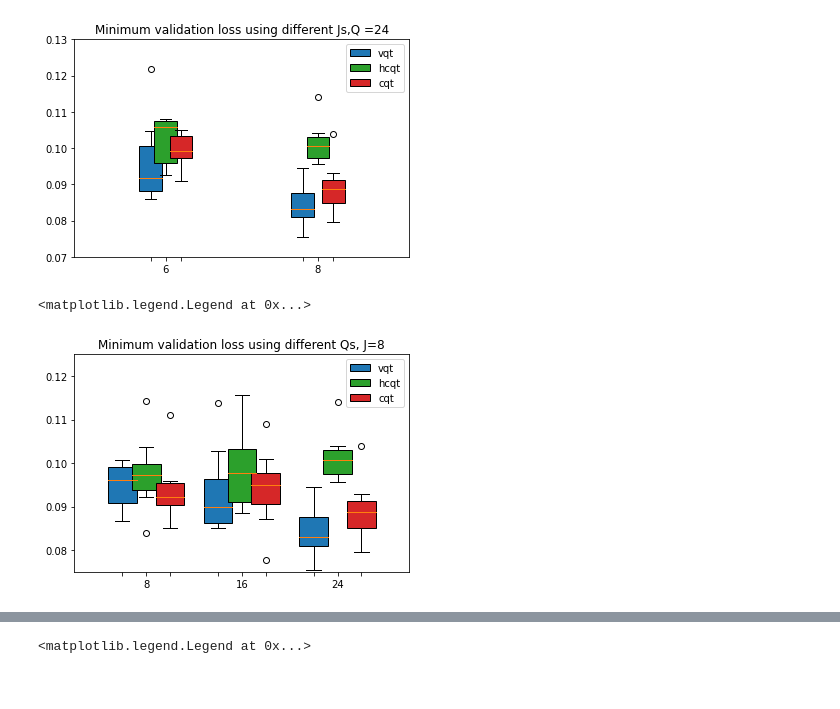
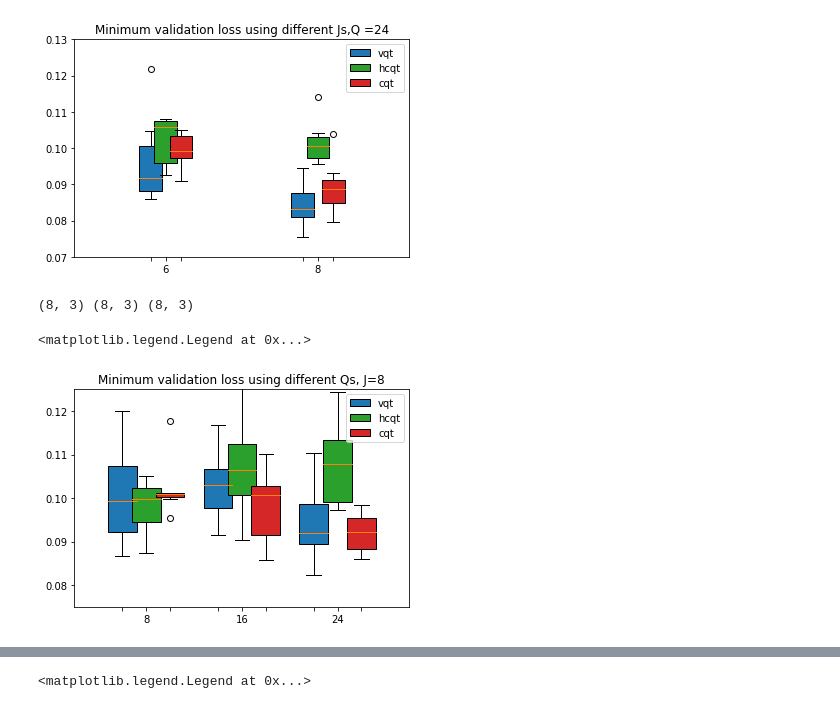
Before and after one commit to lylyhan/wave2shape, a Jupyter notebook: notebooks/21-plot_results.ipynb, the cells around one changed output, grey strips where cells are left out. Cells and saved outputs as stored; diff of their text form; code cells hidden in the pictures.

```diff
--- a/notebooks/21-plot_results.ipynb
+++ b/notebooks/21-plot_results.ipynb
@@ -180,15 +180,18 @@ def gather_minval(exp):
         min_vals.append(min(loss["val_loss"]))
     return min_vals
 
-def prep_histogram_j(output_dir,f,q,activation):
+def prep_histogram_j(output_dir,f,q,js,activation):
     all_minval = []
-    for j in [8,10,12]:
-        exp = "_".join([f,"J"+str(j),"Q"+str(q),"bs64","multitaskTrue",activation,"log0.001"])
-        exp = os.path.join(output_dir,exp)
+    for j in js:
+        exp_type="_".join(["multitask"+str(True),
+                           "ploss", "alpha", "", "nnbr"+str(""), "linear", "log"+str(0.001)])
+        exp_name = "_".join([f,"J"+str(j),"Q"+str(q),"bs"+str(64),exp_type])
+        exp = os.path.join(output_dir,exp_name)
         min_vals = np.array(gather_minval(exp))
         all_minval.append(min_vals)
     all_minval = np.stack(all_minval).T
     return all_minval
+
 def prep_histogram_act(output_dir,j,f,q):
     all_minval = []
     for act in ["linear","sigmoid"]:
@@ -198,3 +201,10 @@ def prep_histogram_act(output_dir,j,f,q):
         all_minval.append(min_vals)
     all_minval = np.stack(all_minval).T
     return all_minval
+# %%
+out_dir = "/home/han/wave2shape/output/doce/"
+q = 1
+sc_o1 = prep_histogram_j(out_dir,"scattering_o1",q,[8,10],"linear")
+cqts = prep_histogram_j(out_dir,"cqt",q,[8,10],"linear")
+sc_o2 = prep_histogram_j(out_dir,"scattering_o2",q,[14],"linear")
+print(sc_o1.shape,sc_o2.shape,cqts.shape)
@@ -201,18 +271,23 @@ def prep_histogram_act(output_dir,j,f,q):
 # %%
 def prep_histogram_j_qt(output_dir,f,q,activation):
     all_minval = []
-    for j in [6,8]:
-        exp = "_".join([f,"J"+str(j),"Q"+str(q),"bs64","multitaskTrue",activation,"log0.001"])
-        exp = os.path.join(output_dir,exp)
+    for j in [8,10]:
+        exp_type="_".join(["multitask"+str(True),
+                           "ploss", "alpha", "", "nnbr"+str(""), "linear", "log"+str(0.001)])
+        exp_name = "_".join([f,"J"+str(j),"Q"+str(q),"bs"+str(64),exp_type])
+        exp = os.path.join(output_dir,exp_name)
         min_vals = np.array(gather_minval(exp))
         all_minval.append(min_vals)
     all_minval = np.stack(all_minval).T
     return all_minval
 def prep_histogram_q_qt(output_dir,j,f):
     all_minval = []
-    for q in [8,16,24]:
-        exp = "_".join([f,"J"+str(j),"Q"+str(q),"bs64","multitaskTrue",act,"log0.001"])
-        exp = os.path.join(output_dir,exp)
+    for q in [8,16]:
+        exp_type="_".join(["multitask"+str(True),
+                           "ploss", "alpha", "", "nnbr"+str(""), "linear", "log"+str(0.001)])
+        exp_name = "_".join([f,"J"+str(j),"Q"+str(q),"bs"+str(64),exp_type])
+        exp = os.path.join(output_dir,exp_name)
+
         min_vals = np.array(gather_minval(exp))
         all_minval.append(min_vals)
     all_minval = np.stack(all_minval).T
@@ -270,34 +345,43 @@ plt.legend([bp0["boxes"][0], bp1["boxes"][0],bp2["boxes"][0]], ['vqt', 'hcqt', '
 <matplotlib.legend.Legend at 0x...>
 [figure]
 # %%
+out_dir = "/home/han/wave2shape/output/doce/"
+j = 8
+act = "linear"
+vqts = prep_histogram_q_qt(out_dir,j,"vqt")
+hcqts = prep_histogram_q_qt(out_dir,j,"hcqt")
+cqts = prep_histogram_q_qt(out_dir,j,"cqt")
+print(vqts.shape,hcqts.shape,cqts.shape)
+
 #plot
 labels = ['8','16','24']
 gap = 0.25
 bp0 = plt.boxplot(vqts, labels=["","",""], patch_artist=True, positions=[1,2,3]) #order 1 is (10 by 3)
 bp1 = plt.boxplot(hcqts, labels=labels, patch_artist=True, positions=[1+gap,2+gap,3+gap])
 bp2 = plt.boxplot(cqts, labels=["","",""], patch_artist=True, positions=[1+2*gap,2+2*gap,3+2*gap])
 
 
 for box in bp0['boxes']:
     # change outline color
     #box.set(color='black', linewidth=2)
     # change fill color
     box.set(facecolor = 'C0' )
     # change hatch
     #box.set(hatch = '/')
 
 for box in bp1['boxes']:
     #box.set(color='black', linewidth=2)
     box.set(facecolor = 'C2' )
 
 for box in bp2['boxes']:
     #box.set(color='black', linewidth=2)
     box.set(facecolor = 'C3' )
 
 #plt.title('Minimum validation loss using J,Q ='+str(q)+" "+act)
 plt.title('Minimum validation loss using different Qs,'+" J="+str(j))
 plt.ylim([0.075,0.125])
 plt.legend([bp0["boxes"][0], bp1["boxes"][0],bp2["boxes"][0]], ['vqt', 'hcqt', 'cqt'], loc='upper right')
 # %% [output]
-<matplotlib.legend.Legend at 0x...>
+(8, 3) (8, 3) (8, 3)
+<matplotlib.legend.Legend at 0x...>
-[figure, old version]
+[figure, new version]
```
Also changed, not shown: parts of 6 cells of this notebook, 29 other files.
